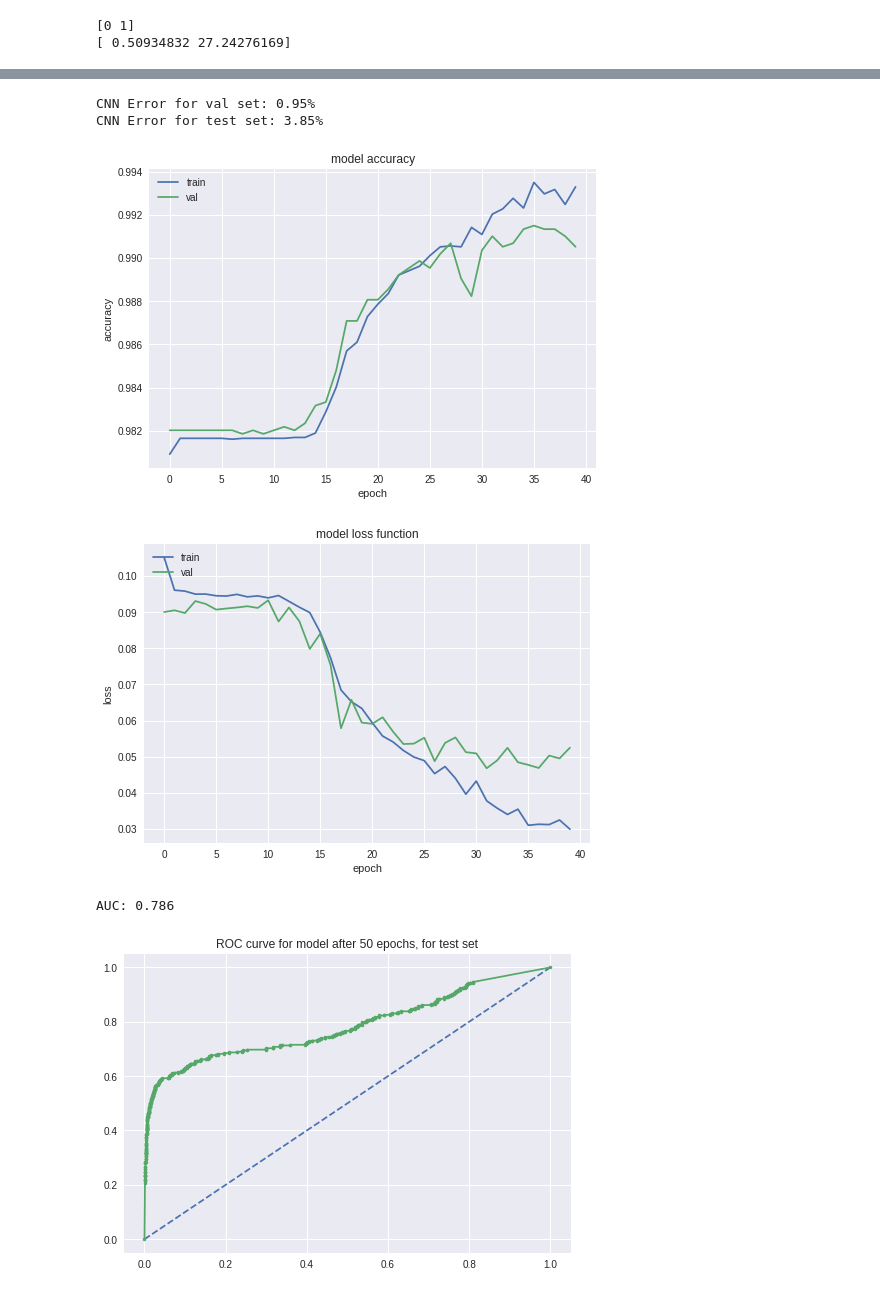
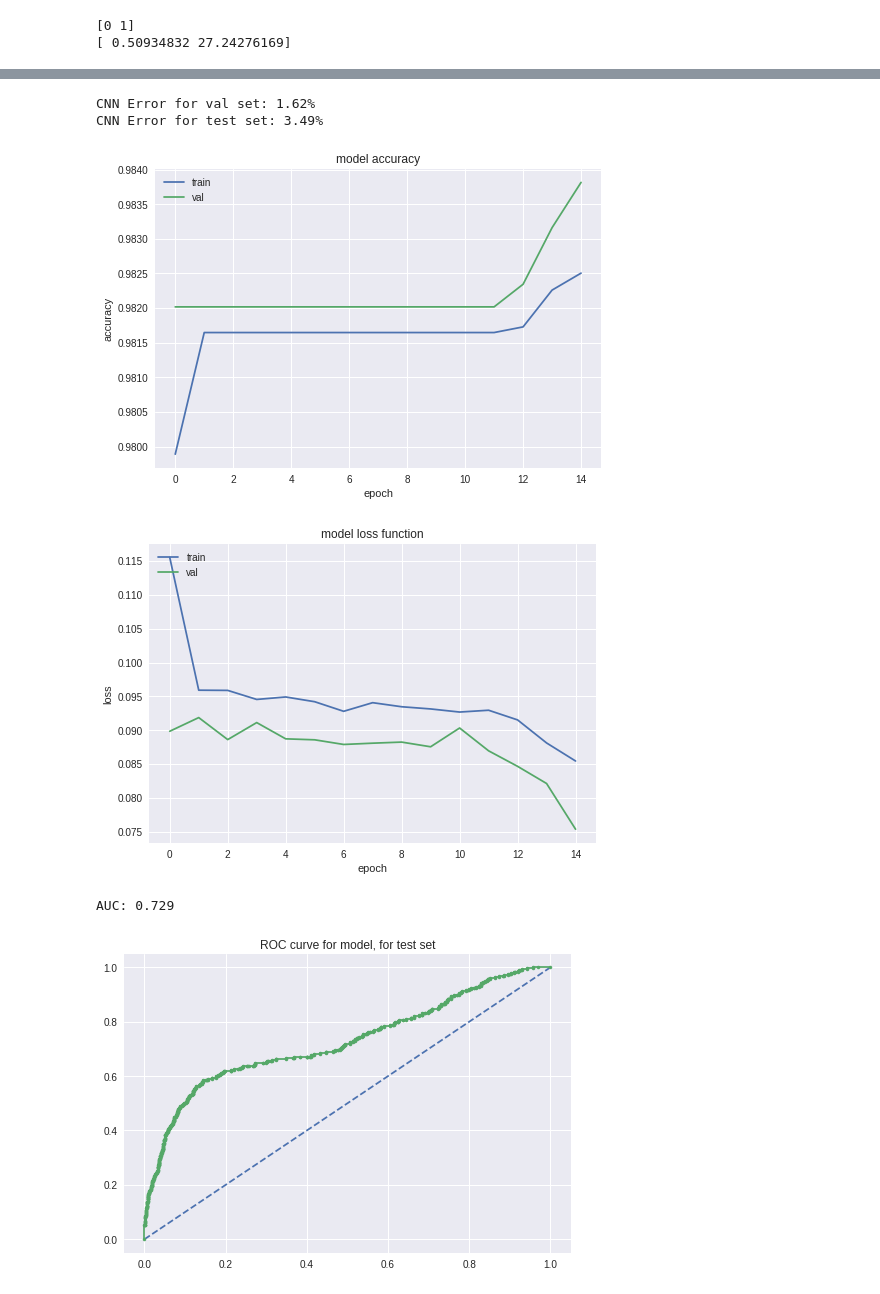
Before and after one commit to hannape/CNN-pierwsze-podejscie, a Jupyter notebook: CNN_modified.ipynb, the cells around one changed output, grey strips where cells are left out. Saved outputs shown, nothing was run; the diff lists cells and outputs as text; code cells hidden in the pictures.

Commit message:
weighted classes, parameters from grid search (15,128,64), AUC = 72.9%

```diff
--- a/CNN_modified.ipynb
+++ b/CNN_modified.ipynb
@@ -120,7 +109,7 @@ def larger_model():
   model.add(Conv2D(20, (3, 3), activation='relu'))
   model.add(MaxPooling2D(pool_size=(2, 2)))
   model.add(Flatten())
-  model.add(Dense(256, activation='relu'))
+  model.add(Dense(128, activation='relu'))
   model.add(Dropout(0.2))
   model.add(Dense(32, activation='relu'))
   model.add(Dropout(0.2))
@@ -177,7 +166,7 @@ print(class_weights)
 
 # Fit the model
 histories = Histories()
-hist = model.fit(X_train, y_train, validation_data=(X_val, y_val), epochs=40, batch_size=32, callbacks=[histories], class_weight = class_weights)
+hist = model.fit(X_train, y_train, validation_data=(X_val, y_val), epochs=15, batch_size=64, callbacks=[histories], class_weight = class_weights)
 print(histories.aucs)
 
 
@@ -217,37 +206,37 @@ plt.ylabel('accuracy')
 plt.xlabel('epoch')
 plt.legend(['train', 'val'], loc='upper left')
 plt.show()
 
 # summarize history for loss
 plt.plot(hist.history['loss'])
 plt.plot(hist.history['val_loss'])
 plt.title('model loss function')
 plt.ylabel('loss')
 plt.xlabel('epoch')
 plt.legend(['train', 'val'], loc='upper left')
 plt.show()
 
 # calculate AUC of final model on a test set
 probs = model.predict_proba(X_test)
 # keep probabilities for the positive outcome only
 #probs = probs[:, 1]
 y_test2 = numpy.load('drive/My Drive/y_test.npy')  # osobno, bo inny wymiar
 
 auc = roc_auc_score(y_test2, probs)
 print('AUC: %.3f' % auc)
 
 fpr, tpr, thresholds = roc_curve(y_test2, probs)
 # plot no skill
 pyplot.plot([0, 1], [0, 1], linestyle='--')
 # plot the roc curve for the model
 pyplot.plot(fpr, tpr, marker='.')
 # show the plot
-plt.title('ROC curve for model after 50 epochs, for test set')
+plt.title('ROC curve for model, for test set')
 pyplot.show()
 # %% [output]
-CNN Error for val set: 0.95%
-CNN Error for test set: 3.85%
+CNN Error for val set: 1.62%
+CNN Error for test set: 3.49%
-[figure, old version]
+[figure, new version]
-[figure, old version]
+[figure, new version]
-AUC: 0.786
+AUC: 0.729
-[figure, old version]
+[figure, new version]
```
Also changed, not shown: parts of 7 cells of this notebook.
